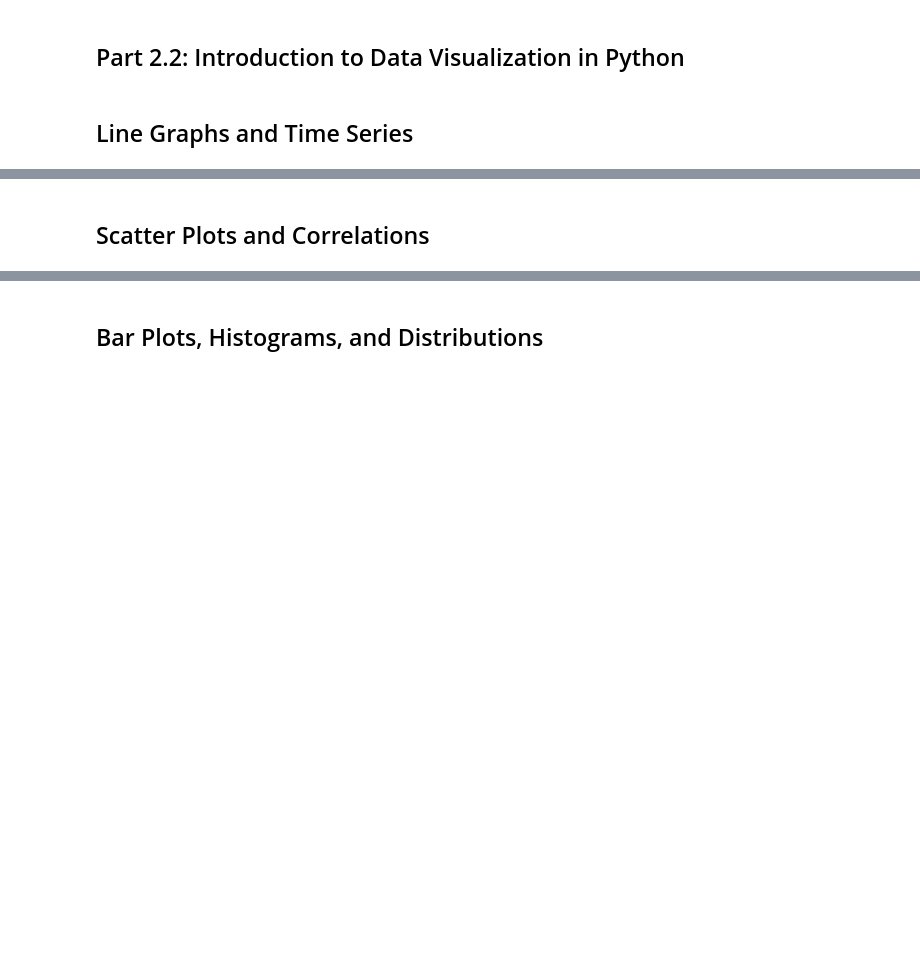
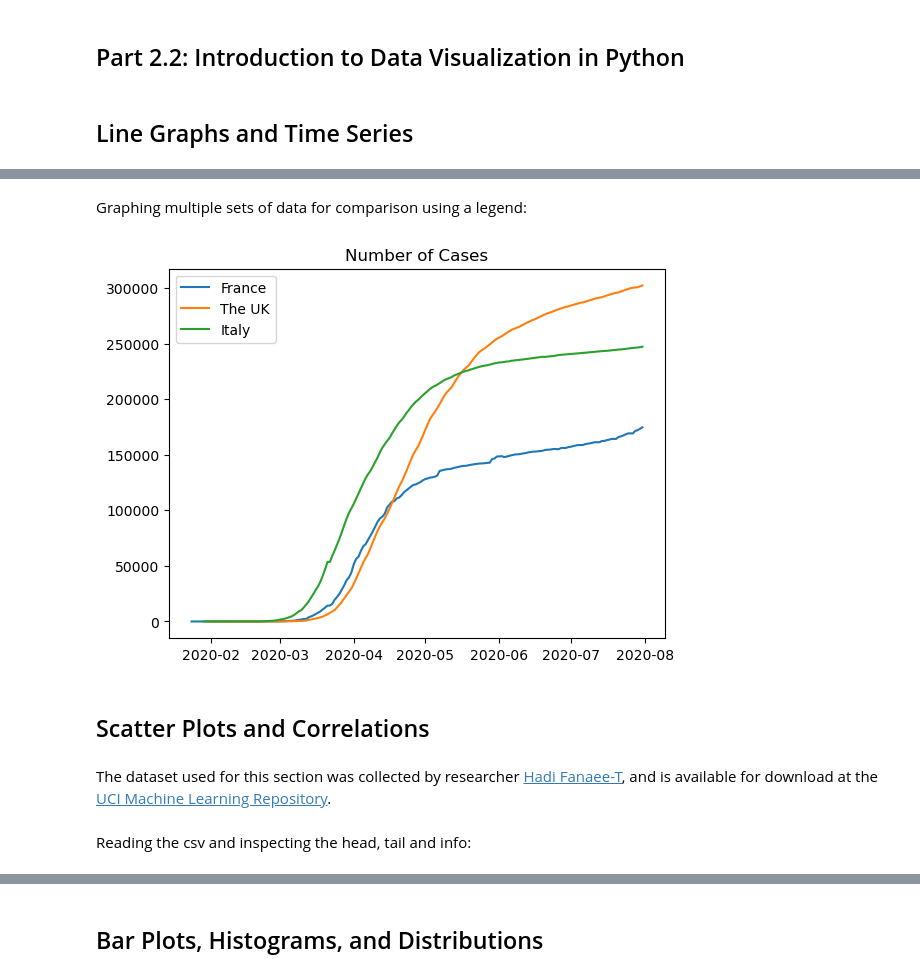
Before and after one commit to oxbbar/course-data-scientist, a Jupyter notebook: part_2/p2-2-introduction-to-data-visualization-in-python.ipynb, the cells around one changed output, grey strips where cells are left out. Drawn from its saved outputs; the diff is of its cells as text; code cells hidden in the pictures; blank space fills up the shorter version.

```diff
--- a/part_2/p2-2-introduction-to-data-visualization-in-python.ipynb
+++ b/part_2/p2-2-introduction-to-data-visualization-in-python.ipynb
@@ -5,2 +84,21 @@
+# %% [markdown]
+Graphing multiple sets of data for comparison using a legend:
+# %%
+france = who_time_series[who_time_series['Country'] == 'France']
+uk = who_time_series[who_time_series['Country'] == 'The United Kingdom']
+italy = who_time_series[who_time_series['Country'] == 'Italy']
+
+plt.plot(france["Date_reported"], france["Cumulative_cases"], label="France")
+plt.plot(uk["Date_reported"], uk["Cumulative_cases"], label="The UK")
+plt.plot(italy["Date_reported"], italy["Cumulative_cases"], label="Italy")
+plt.title("Number of Cases")
+plt.legend()
+plt.show()
+# %% [output]
+[figure, added]
 # %% [markdown]
 ## Scatter Plots and Correlations
+# %% [markdown]
+The dataset used for this section was collected by researcher [Hadi Fanaee-T](https://www.researchgate.net/profile/Hadi-Fanaee-T), and is available for download at the [UCI Machine Learning Repository](https://archive.ics.uci.edu/dataset/275/bike+sharing+dataset).
+# %% [markdown]
+Reading the csv and inspecting the head, tail and info:
```
Also changed, not shown: parts of 32 cells of this notebook, 2 other files.
